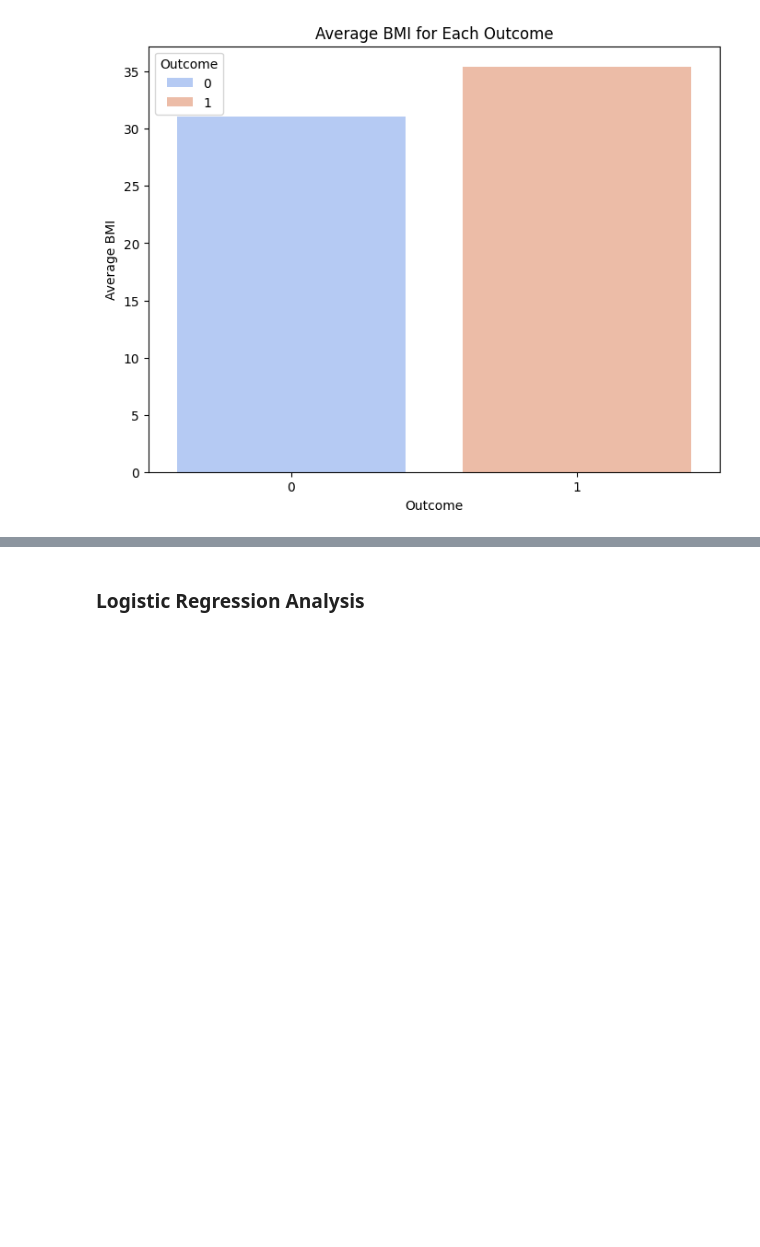
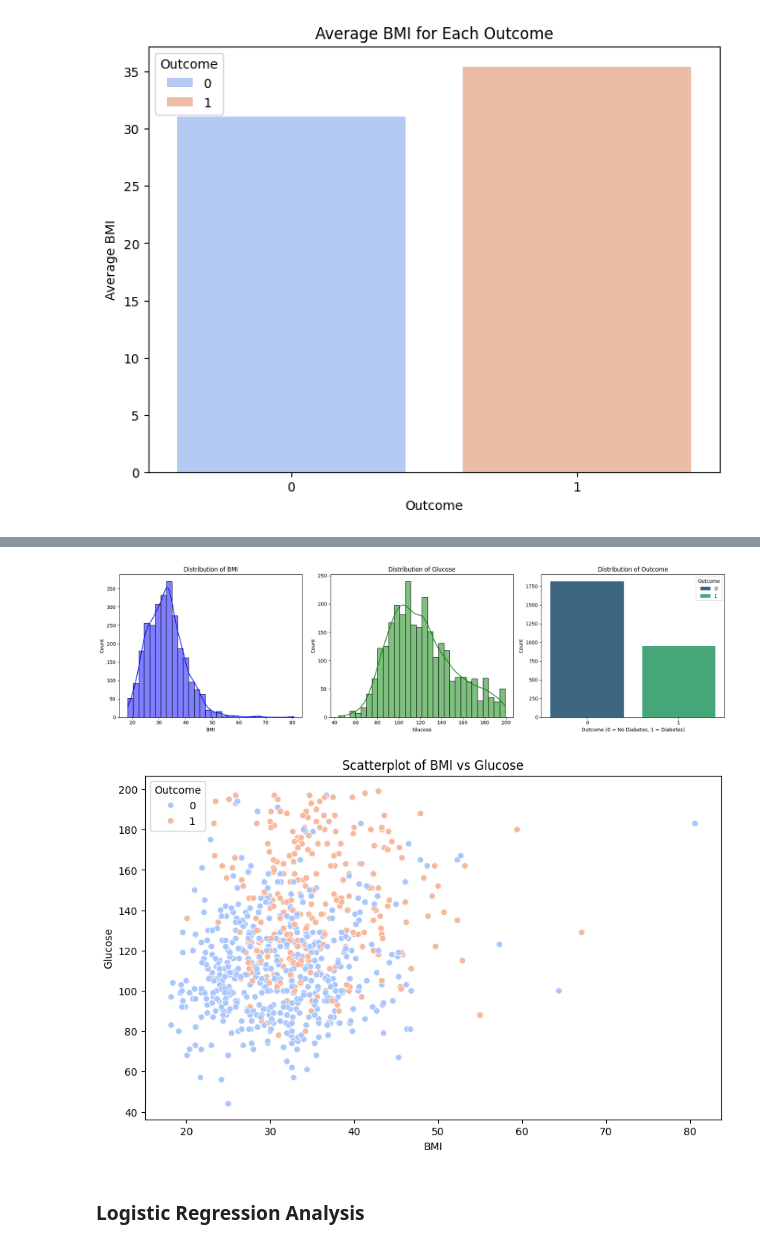
Before and after one commit to MattMW04/Data-Science-Assessment, a Jupyter notebook: Asessment-Data-Usage.ipynb, the cells around one changed output, grey strips where cells are left out. Saved outputs shown, nothing was run; the diff lists cells and outputs as text; code cells hidden in the pictures; blank space fills up the shorter version.

```diff
--- a/Asessment-Data-Usage.ipynb
+++ b/Asessment-Data-Usage.ipynb
@@ -212,3 +218,39 @@ plt.show()
+# %%
+
+
+
+fig, axes = plt.subplots(1, 3, figsize=(18, 5))
+
+# BMI Distribution
+sns.histplot(dataset['BMI'], bins=30, kde=True, ax=axes[0], color='blue')
+axes[0].set_title('Distribution of BMI')
+axes[0].set_xlabel('BMI')
+
+# Glucose Distribution
+sns.histplot(dataset['Glucose'], bins=30, kde=True, ax=axes[1], color='green')
+axes[1].set_title('Distribution of Glucose')
+axes[1].set_xlabel('Glucose')
+
+# Outcome Distribution
+sns.countplot(x=dataset['Outcome'], ax=axes[2], palette="viridis", hue=dataset['Outcome'])
+axes[2].set_title('Distribution of Outcome')
+axes[2].set_xlabel('Outcome (0 = No Diabetes, 1 = Diabetes)')
+axes[2].set_ylabel('Count')
+
+plt.tight_layout()
+plt.show()
+
+# Scatterplot for BMI vs. Glucose with Outcome hue
+plt.figure(figsize=(10, 6))
+sns.scatterplot(x=dataset['BMI'], y=dataset['Glucose'], hue=dataset['Outcome'], palette="coolwarm")
+plt.title('Scatterplot of BMI vs Glucose')
+plt.xlabel('BMI')
+plt.ylabel('Glucose')
+plt.legend(title='Outcome')
+plt.show()
+# %% [output]
+[figure, added]
+[figure, added]
 # %% [markdown]
 ### Logistic Regression Analysis
 # %%
```
Also changed, not shown: parts of 14 cells of this notebook, 5 other files.
